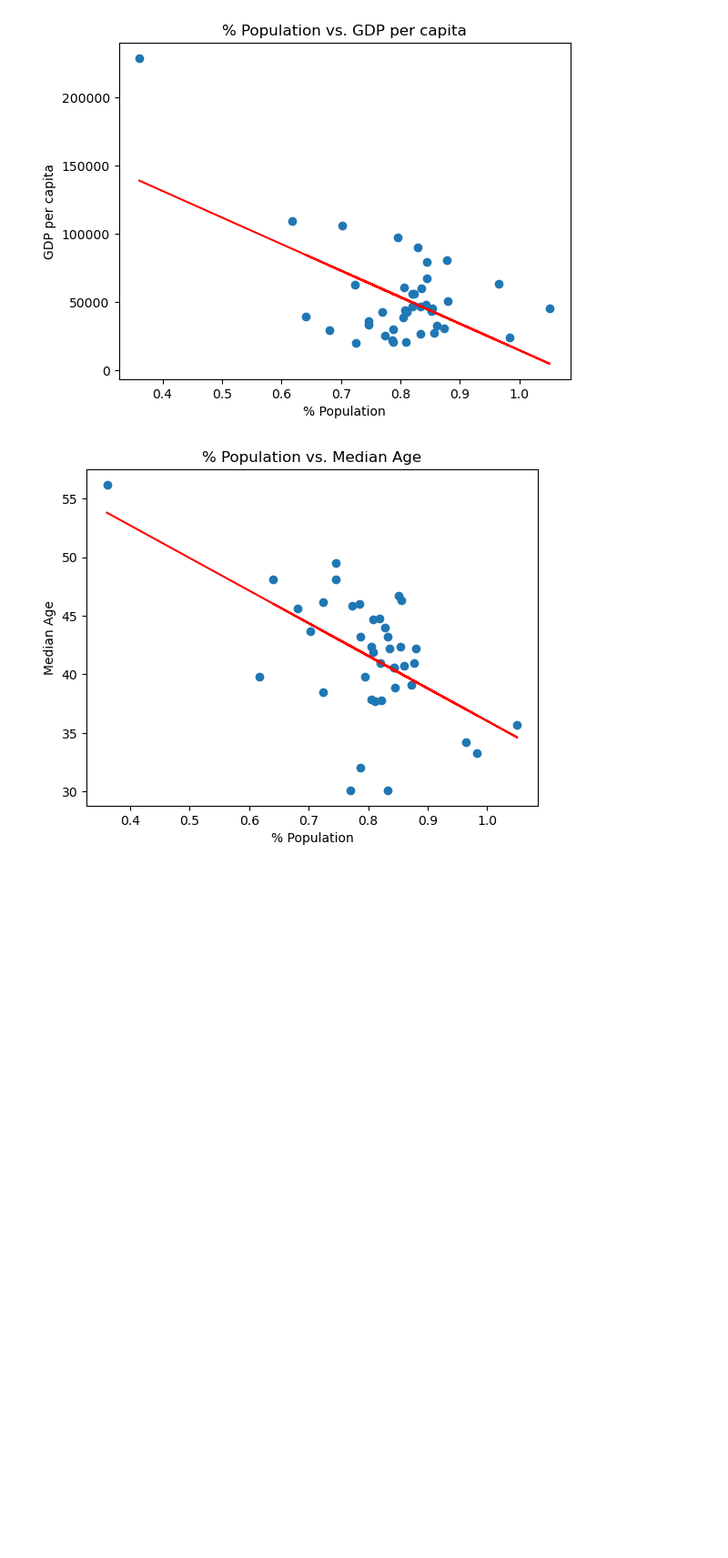
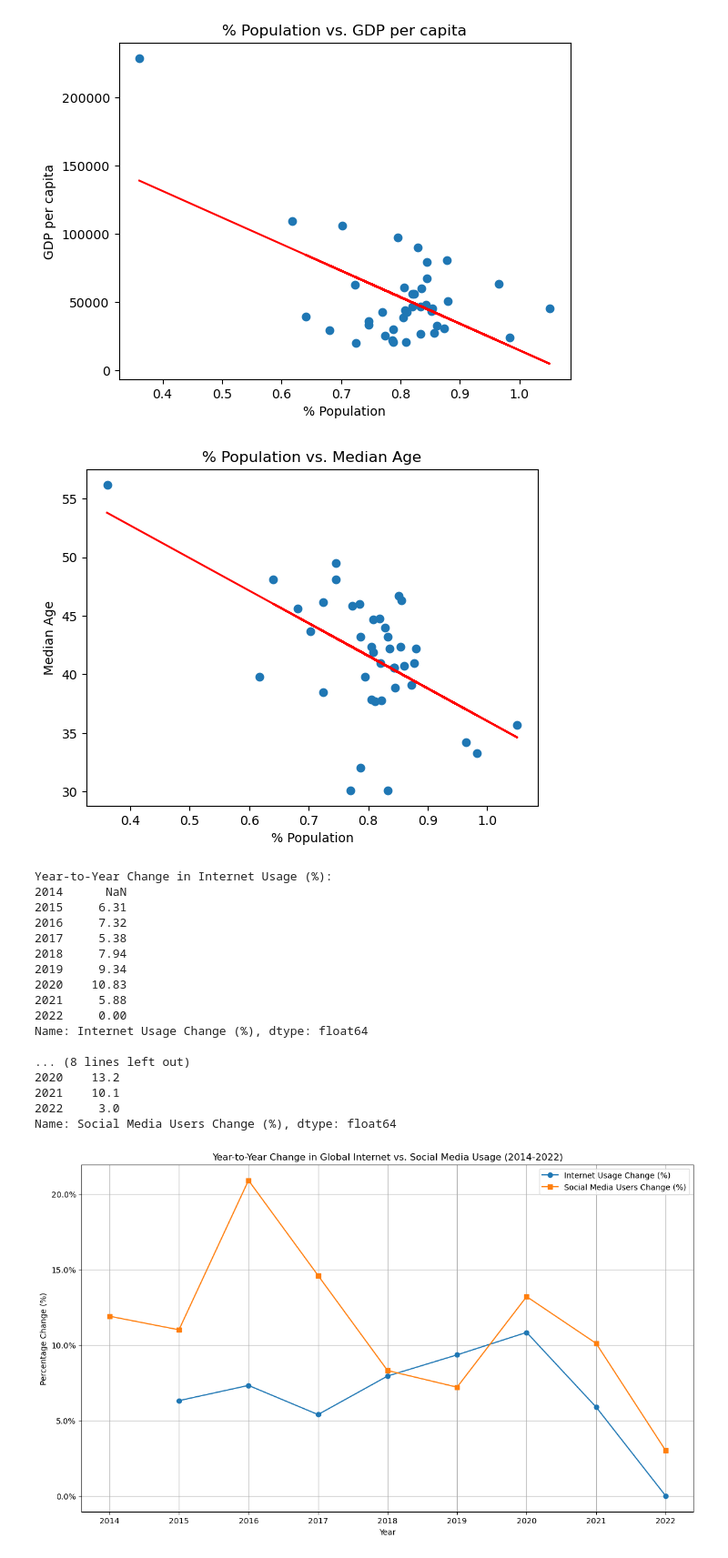
Before and after one commit to MyJineng/Project1, a Jupyter notebook: platform_analysis/platform_analysis.ipynb, the cells around one changed output. Shown at 91% size. Drawn from its saved outputs; the diff is of its cells as text; code cells hidden in the pictures; blank space fills up the shorter version.

```diff
--- a/platform_analysis/platform_analysis.ipynb
+++ b/platform_analysis/platform_analysis.ipynb
@@ -677,3 +677,76 @@ create_scatter2(merged_df, "% Population", "Median Age", (600000000, 200000))
 # %% [output]
 [figure]
 [figure]
+# %%
+# Function to load and clean internet usage data
+def load_internet_usage_data(filepath):
+    internet_usage_df = pd.read_csv(filepath, skiprows=4)
+    columns = ['Country Name'] + [str(year) for year in range(2014, 2023)]  # Focus on 2014 to 2022
+    internet_usage_df = internet_usage_df[columns]
+    internet_usage_world = internet_usage_df[internet_usage_df['Country Name'] == 'World']
+    internet_usage_world = internet_usage_world.drop('Country Name', axis=1).transpose()
+    internet_usage_world.columns = ['Internet Usage (%)']
+    internet_usage_world['Internet Usage (%)'] = pd.to_numeric(internet_usage_world['Internet Usage (%)'], errors='coerce')
+    internet_usage_world.index = internet_usage_world.index.map(int)
+    internet_usage_world['Internet Usage Change (%)'] = internet_usage_world['Internet Usage (%)'].pct_change() * 100
+    return internet_usage_world
+
+# Function to prepare social media usage data
+def prepare_social_media_usage_data():
+    social_media_usage_data = {
+        'Year': [2014, 2015, 2016, 2017, 2018, 2019, 2020, 2021, 2022],  # Focus on 2014 to 2022
+        'Social Media Users (Millions)': [1857, 2078, 2307, 2789, 3196, 3461, 3709, 4199, 4623],
+        'Percentage Changes': [11.9, 11.0, 20.9, 14.6, 8.3, 7.2, 13.2, 10.1, 3.0]  # Matching the years
+    }
+    social_media_usage_df = pd.DataFrame(social_media_usage_data).set_index('Year')
+    social_media_usage_df['Social Media Users Change (%)'] = social_media_usage_df['Percentage Changes']
+    return social_media_usage_df
+
+# Function to plot both datasets
+def plot_data(internet_usage, social_media_usage):
+    plt.figure(figsize=(14, 8))
+    plt.plot(internet_usage.index, internet_usage['Internet Usage Change (%)'], label='Internet Usage Change (%)', marker='o')
+    plt.plot(social_media_usage.index, social_media_usage['Social Media Users Change (%)'], label='Social Media Users Change (%)', marker='s')
+    plt.title('Year-to-Year Change in Global Internet vs. Social Media Usage (2014-2022)')
+    plt.xlabel('Year')
+    plt.ylabel('Percentage Change (%)')
+    plt.legend()
+    plt.grid(True)
+    plt.xticks(range(2014, 2023))
+    # Ensure y-axis labels are formatted as percentage
+    plt.gca().yaxis.set_major_formatter(plt.matplotlib.ticker.PercentFormatter())
+    plt.show()
+
+# Function to display year-to-year change tables
+def display_change_tables(internet_usage, social_media_usage):
+    print("Year-to-Year Change in Internet Usage (%):")
+    print(internet_usage['Internet Usage Change (%)'].round(2))
+    print("\nYear-to-Year Change in Social Media Users (%):")
+    print(social_media_usage['Social Media Users Change (%)'])
+
+# Main execution flow
+if __name__ == "__main__":
+    internet_usage_world = load_internet_usage_data('../country_data/API_IT.NET.USER.ZS_DS2_en_csv_v2_43762.csv')
+    social_media_usage_df = prepare_social_media_usage_data()
+
+    display_change_tables(internet_usage_world.loc[2014:2022], social_media_usage_df)
+    plot_data(internet_usage_world.loc[2014:2022], social_media_usage_df)
+# %% [output]
+Year-to-Year Change in Internet Usage (%):
+2014      NaN
+2015     6.31
+2016     7.32
+2017     5.38
+2018     7.94
+2019     9.34
+2020    10.83
+2021     5.88
+2022     0.00
+Name: Internet Usage Change (%), dtype: float64
+
+... (8 lines left out)
+2020    13.2
+2021    10.1
+2022     3.0
+Name: Social Media Users Change (%), dtype: float64
+[figure, added]
```
